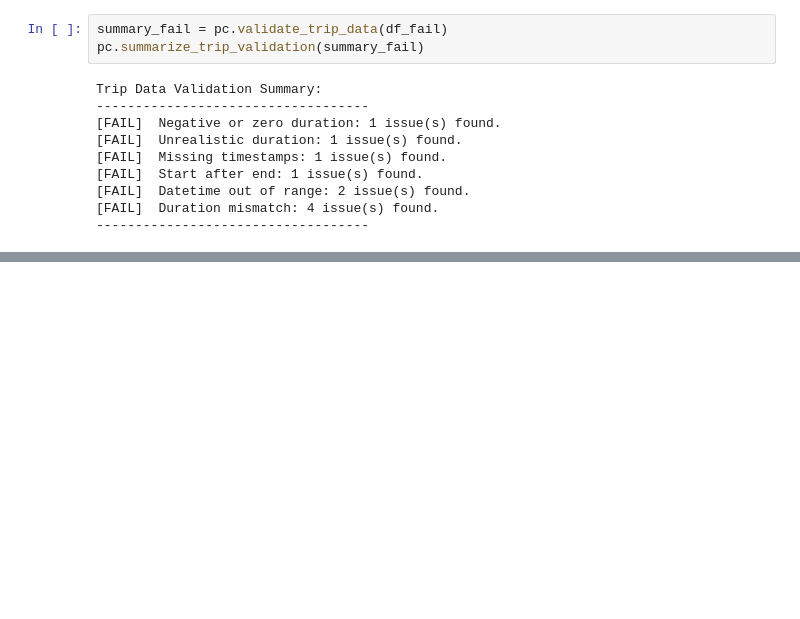
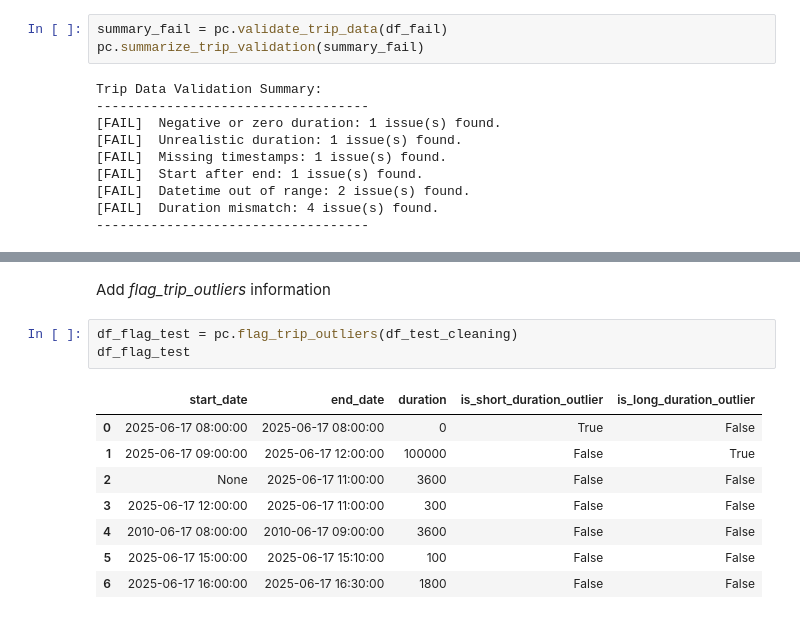
Before and after one commit to manuelgacos/pogoh-ai-engineering, a Jupyter notebook: week-0-setup/EDA_Note_3.ipynb, the cells around one changed output, grey strips where cells are left out. Drawn from its saved outputs; the diff is of its cells as text; blank space fills up the shorter version.

```diff
--- a/week-0-setup/EDA_Note_3.ipynb
+++ b/week-0-setup/EDA_Note_3.ipynb
@@ -222,0 +270,14 @@ pc.get_trip_data_issues(df_fail)
+# %% [markdown]
+Add *flag_trip_outliers* information
+# %%
+df_flag_test = pc.flag_trip_outliers(df_test_cleaning)
+df_flag_test
+# %% [output]
+|  | start_date | end_date | duration | is_short_duration_outlier | is_long_duration_outlier |
+| 0 | 2025-06-17 08:00:00 | 2025-06-17 08:00:00 | 0 | True | False |
+| 1 | 2025-06-17 09:00:00 | 2025-06-17 12:00:00 | 100000 | False | True |
+| 2 | None | 2025-06-17 11:00:00 | 3600 | False | False |
+| 3 | 2025-06-17 12:00:00 | 2025-06-17 11:00:00 | 300 | False | False |
+| 4 | 2010-06-17 08:00:00 | 2010-06-17 09:00:00 | 3600 | False | False |
+| 5 | 2025-06-17 15:00:00 | 2025-06-17 15:10:00 | 100 | False | False |
+| 6 | 2025-06-17 16:00:00 | 2025-06-17 16:30:00 | 1800 | False | False |
```
Also changed, not shown: parts of 8 cells of this notebook, 1 other file.
